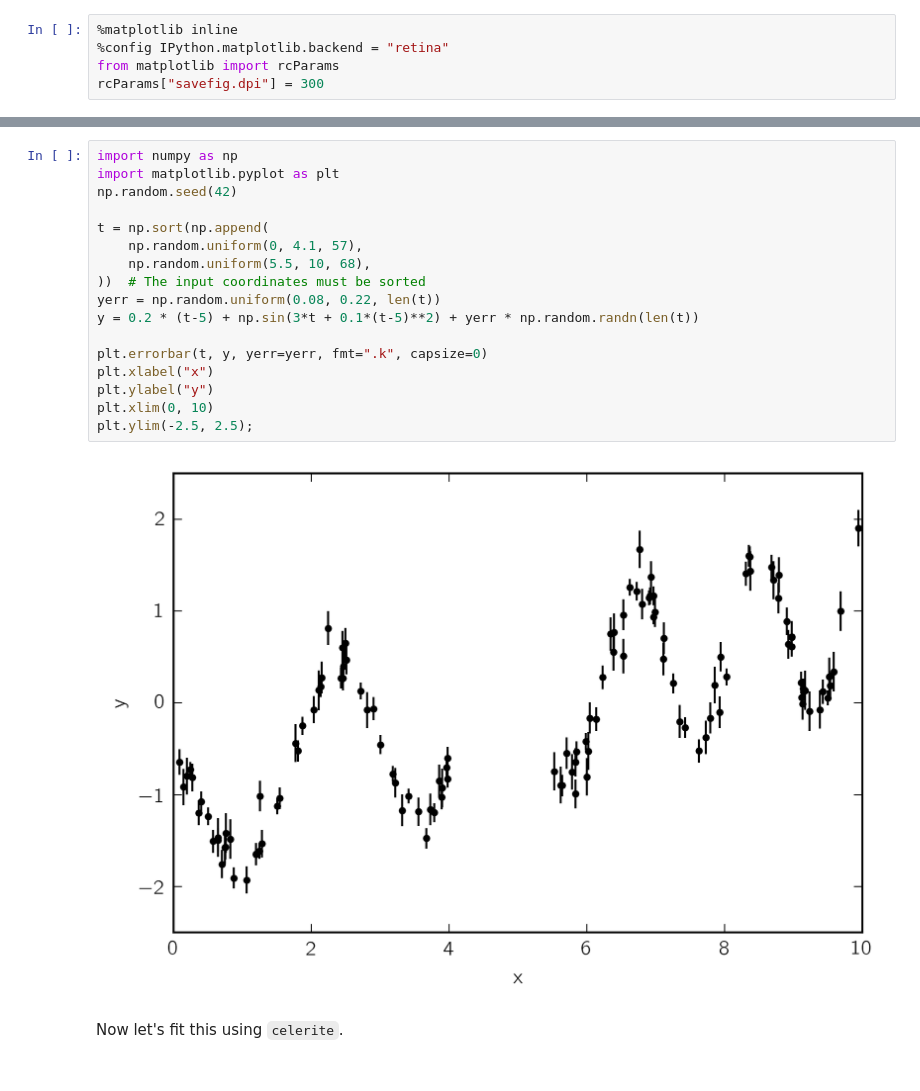
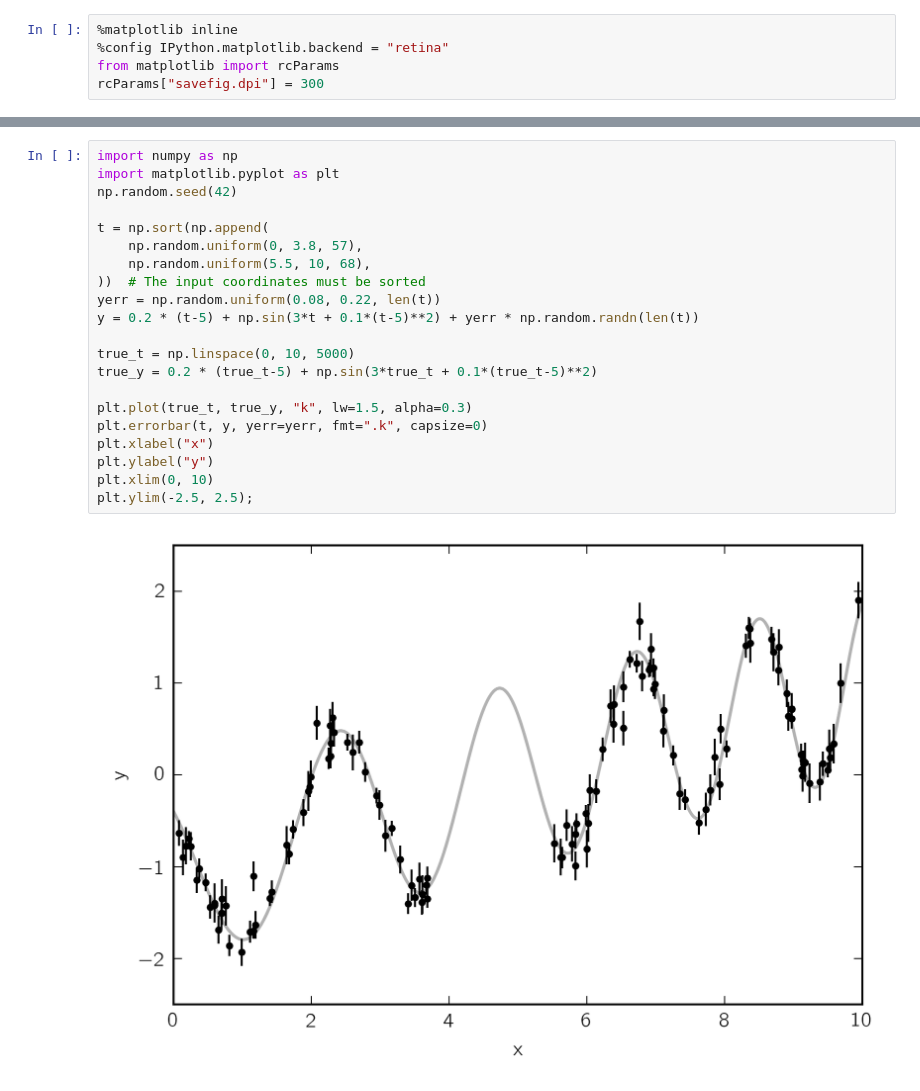
Before and after one commit to dfm/celerite, a Jupyter notebook: docs/_static/notebooks/getting_started.ipynb, the cells around one changed output, grey strips where cells are left out. Saved outputs shown, nothing was run; the diff lists cells and outputs as text.

```diff
--- a/docs/_static/notebooks/getting_started.ipynb
+++ b/docs/_static/notebooks/getting_started.ipynb
@@ -10,21 +12,23 @@ First generate a simulated dataset:
 # %%
 import numpy as np
 import matplotlib.pyplot as plt
 np.random.seed(42)
 
 t = np.sort(np.append(
-    np.random.uniform(0, 4.1, 57),
+    np.random.uniform(0, 3.8, 57),
     np.random.uniform(5.5, 10, 68),
 ))  # The input coordinates must be sorted
 yerr = np.random.uniform(0.08, 0.22, len(t))
 y = 0.2 * (t-5) + np.sin(3*t + 0.1*(t-5)**2) + yerr * np.random.randn(len(t))
 
+true_t = np.linspace(0, 10, 5000)
+true_y = 0.2 * (true_t-5) + np.sin(3*true_t + 0.1*(true_t-5)**2)
+
+plt.plot(true_t, true_y, "k", lw=1.5, alpha=0.3)
 plt.errorbar(t, y, yerr=yerr, fmt=".k", capsize=0)
 plt.xlabel("x")
 plt.ylabel("y")
 plt.xlim(0, 10)
 plt.ylim(-2.5, 2.5);
 # %% [output]
-[figure, old version]
+[figure, new version]
-# %% [markdown]
-Now let's fit this using `celerite`.
```
Also changed, not shown: parts of 30 cells of this notebook, 7 other files.
